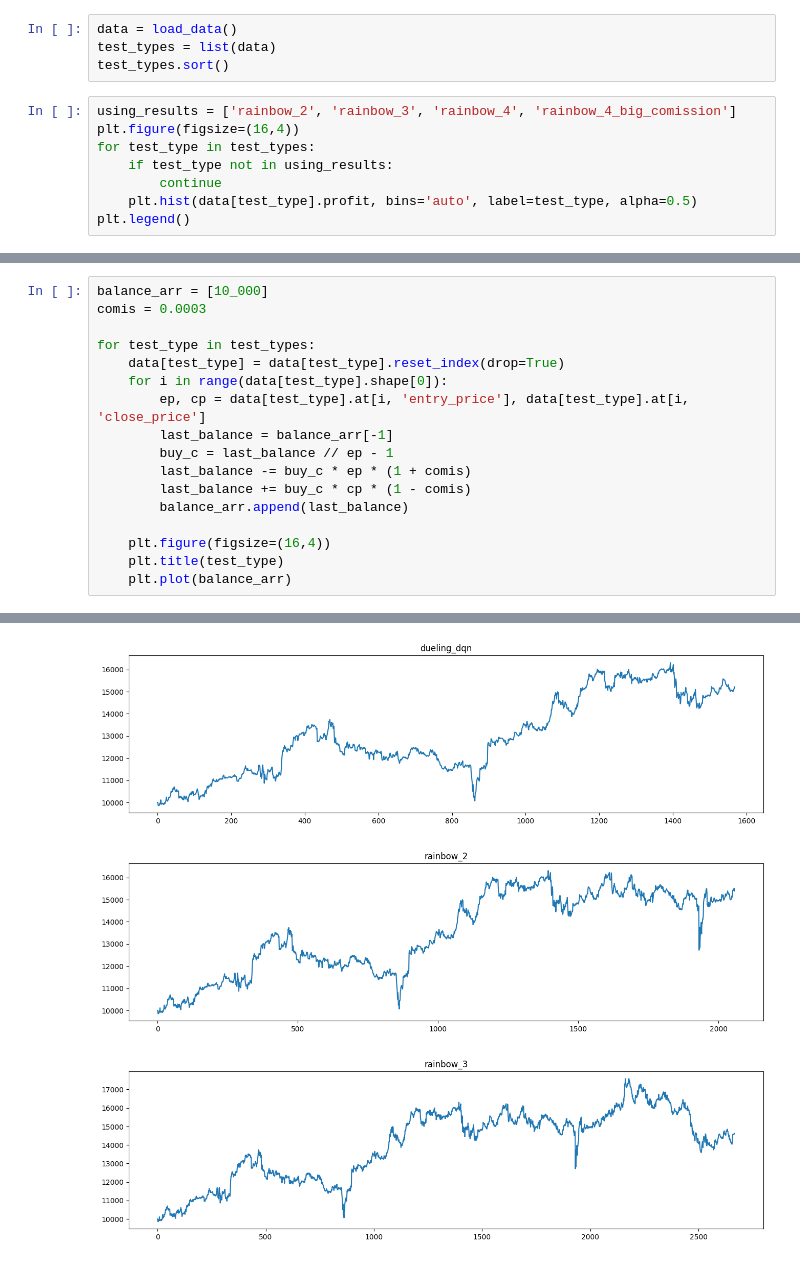
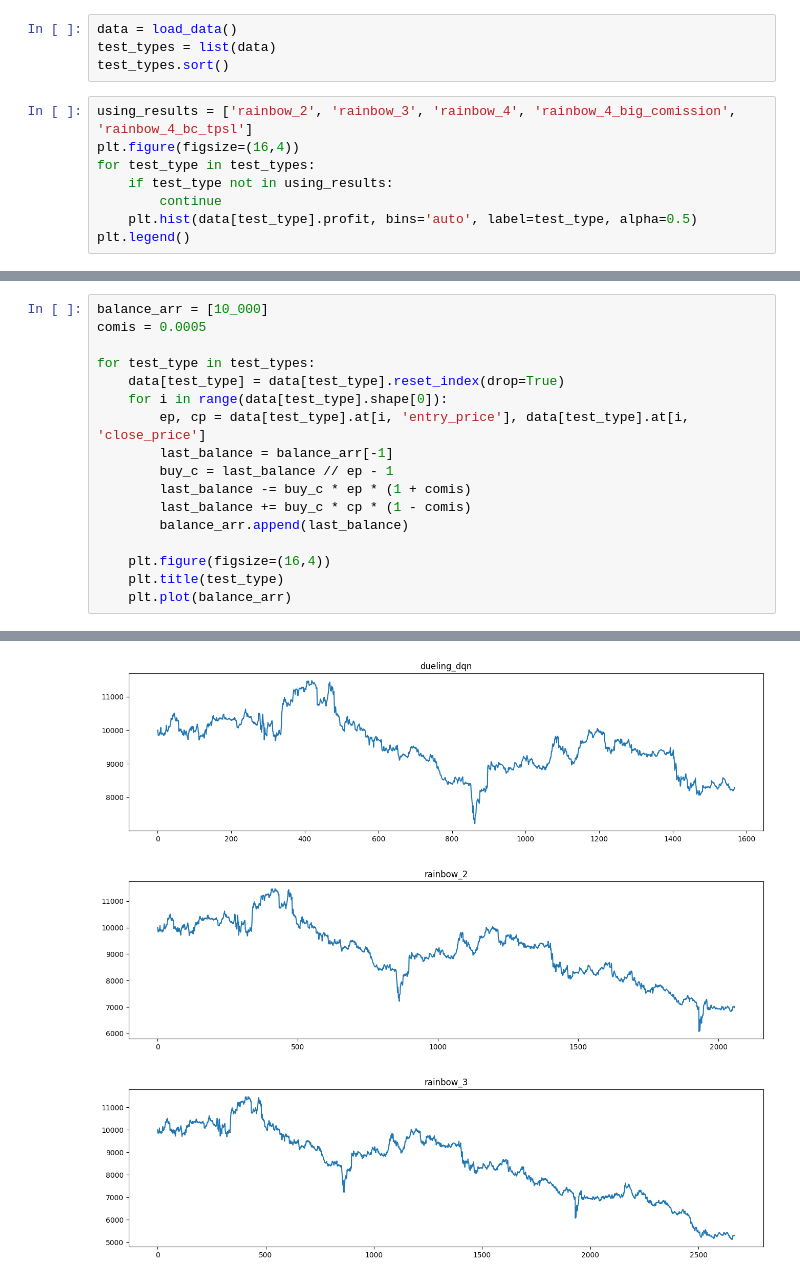
Before and after one commit to NLZer0/DQN_trading_bot, a Jupyter notebook: result_analyze.ipynb, the cells around one changed output, grey strips where cells are left out. Drawn from its saved outputs; the diff is of its cells as text.

Commit message:
testing bc tpsl

```diff
--- a/result_analyze.ipynb
+++ b/result_analyze.ipynb
@@ -29,7 +29,7 @@ data = load_data()
 test_types = list(data)
 test_types.sort()
 # %%
-using_results = ['rainbow_2', 'rainbow_3', 'rainbow_4', 'rainbow_4_big_comission']
+using_results = ['rainbow_2', 'rainbow_3', 'rainbow_4', 'rainbow_4_big_comission', 'rainbow_4_bc_tpsl']
 plt.figure(figsize=(16,4))
 for test_type in test_types:
     if test_type not in using_results:
@@ -123,7 +129,7 @@ rainbow_4 corr coef with profit and Q value: -0.051
 rainbow_4_big_comission corr coef with profit and Q value: -0.025
 # %%
 balance_arr = [10_000]
-comis = 0.0003
+comis = 0.0005
 
 for test_type in test_types:
     data[test_type] = data[test_type].reset_index(drop=True)
@@ -144,3 +150,3 @@ for test_type in test_types:
-[figure, old version]
+[figure, new version]
-[figure, old version]
+[figure, new version]
-[figure, old version]
+[figure, new version]
```
Also changed, not shown: parts of 16 cells of this notebook, 2 other files.
